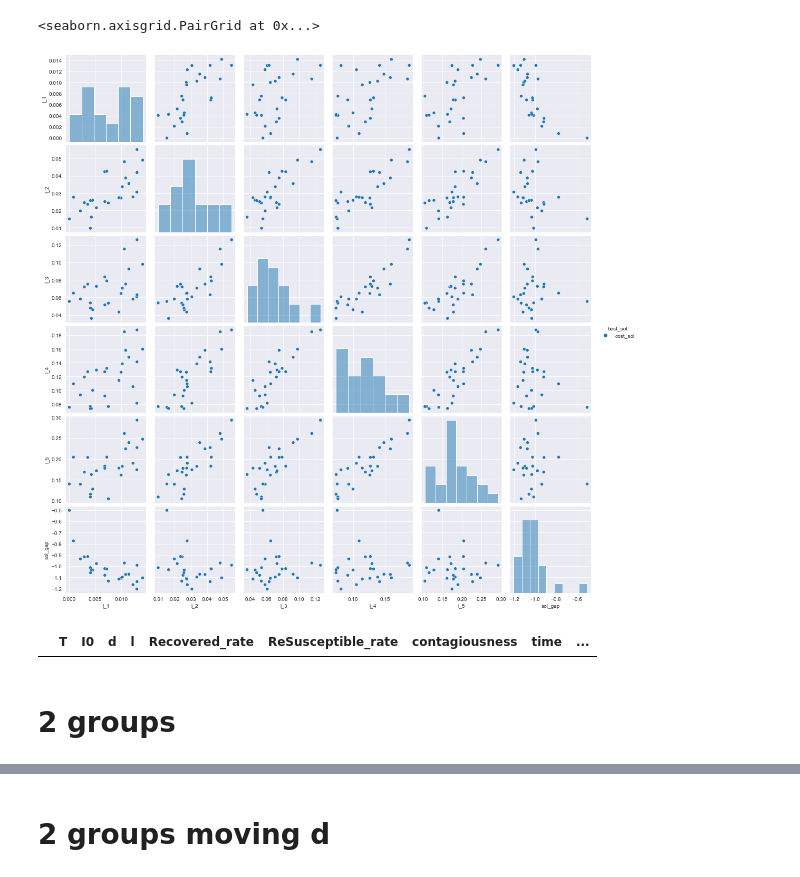
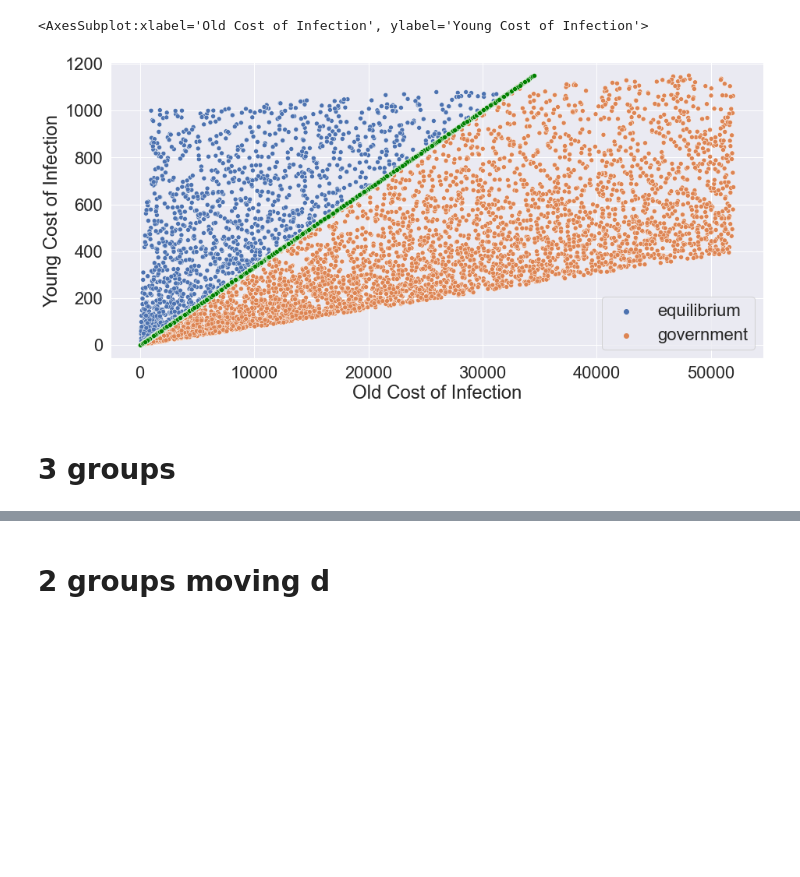
Before and after one commit to daniel-ablin/Thesis, a Jupyter notebook: test analysis.ipynb, the cells around one changed output, grey strips where cells are left out. Cells and saved outputs as stored; diff of their text form; code cells hidden in the pictures; blank space fills up the shorter version.

```diff
--- a/test analysis.ipynb
+++ b/test analysis.ipynb
@@ -66,5 +66,25 @@ def parse_test(path=None):
     base[v_names] = 0
     base[v_names] = base.apply(lambda row: parse_var(row, v_names, 'v_sol'), axis=1)
 
+    v_names = [f'S_sol_{i}' for i in rng]
+    base[v_names] = 0
+    base[v_names] = base.apply(lambda row: parse_var(row, v_names, 'S_sol'), axis=1)
+
+    v_names = [f'S_sol_gov_{i}' for i in rng]
+    base[v_names] = 0
+    base[v_names] = base.apply(lambda row: parse_var(row, v_names, 'S_sol_gov'), axis=1)
+
     return base
+
+def rename_cols(df, factor, group_to_compare):
+    df = df.copy()
+
+    max_l_to_compare = df['l_1'].max()*factor
+    df.query(f'l_{group_to_compare} < {max_l_to_compare}', inplace=True)
+
+    df['best_sol'] = df['best_sol'].str.replace('cost_sol_gov', 'government')
+    df['best_sol'] = df['best_sol'].str.replace('cost_sol', 'equilibrium')
+    df.rename({'best_sol': 'Lowest Cost', 'l_1': 'Young Cost of Infection', f'l_{group_to_compare}': 'Old Cost of Infection'}, axis=1, inplace=True)
+    df['factor'] = (df['Young Cost of Infection']*factor)
+    return df
 # %% [markdown]
@@ -72,5 +92,5 @@ def parse_test(path=None):
 # %%
-specific_file = '/Users/danielablin/Documents/GitHub/Thesis/test_run_2023-01-18_129_10_2.pickle'
+specific_file = '/Users/danielablin/Documents/GitHub/Thesis/test_run_2023-02-06_129_10000_2.pickle'
 base = parse_test(specific_file)
 # %%
 base.groupby(['best_sol', 'msg_sol'])['best_sol'].count()
@@ -128,13 +102,15 @@ base[['S_sol', 'v_sol', 'S_sol_gov', 'v_sol_gov']]
-# %%
-columns = ['l_1', 'l_2', 'l_3', 'l_4', 'l_5', 'sol_gap', 'best_sol']
-sns.pairplot(base[columns], hue='best_sol', diag_kind='hist')
-# %% [output]
-<seaborn.axisgrid.PairGrid at 0x...>
-[figure, removed]
-# %%
-base.query('best_sol == "cost_sol_gov" and l_5 < 1000')
-# %% [output]
-|  | T | I0 | d | l | Recovered_rate | ReSusceptible_rate | contagiousness | time | ... |
+# %%
+fig, ax = plt.subplots()
+fig.set_figheight(7)
+fig.set_figwidth(15)
+
+test = rename_cols(base, 30, 2)
+
+sns.scatterplot(data=test, x='Old Cost of Infection', y='Young Cost of Infection', hue='Lowest Cost')
+sns.scatterplot(data=test, x='factor', y='Young Cost of Infection', color='green')
+# %% [output]
+<AxesSubplot:xlabel='Old Cost of Infection', ylabel='Young Cost of Infection'>
+[figure, added]
 # %% [markdown]
-# 2 groups
+# 3 groups
 # %%
```
Also changed, not shown: parts of 22 cells of this notebook, 14 other files.
